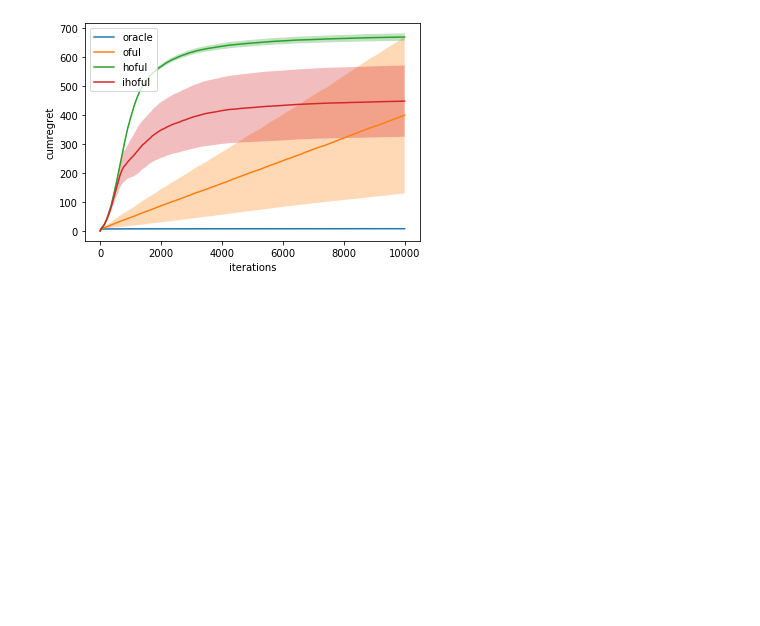
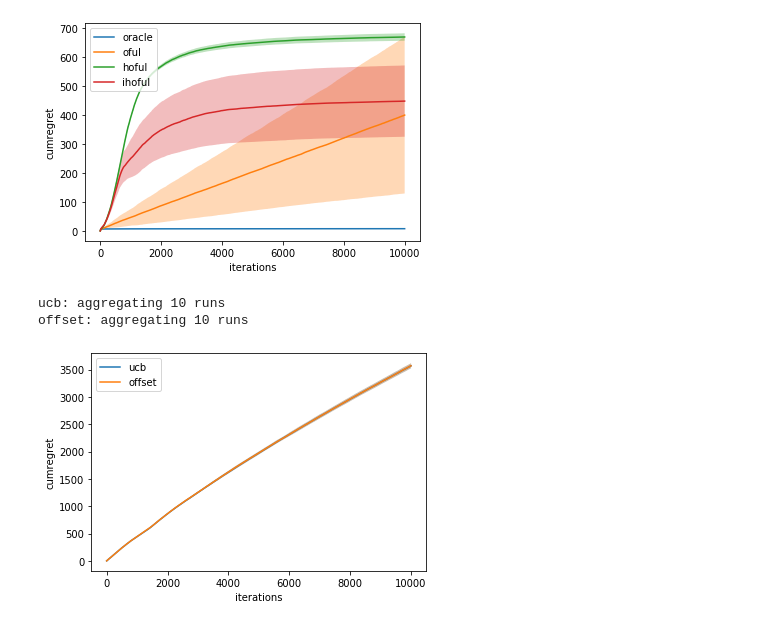
Before and after one commit to T3p/hidden-features, a Jupyter notebook: notebooks/contextual_hidden.ipynb, the cells around one changed output. Drawn from its saved outputs; the diff is of its cells as text; code cells hidden in the pictures; blank space fills up the shorter version.

```diff
--- a/notebooks/contextual_hidden.ipynb
+++ b/notebooks/contextual_hidden.ipynb
@@ -17,3 +17,9 @@ oful: aggregating 10 runs
 hoful: aggregating 10 runs
 ihoful: aggregating 10 runs
 [figure]
+# %%
+nu.compare_student(['ucb', 'offset'], key='cumregret')
+# %% [output]
+ucb: aggregating 10 runs
+offset: aggregating 10 runs
+[figure, added]
```
Also changed, not shown: 2 other files.
